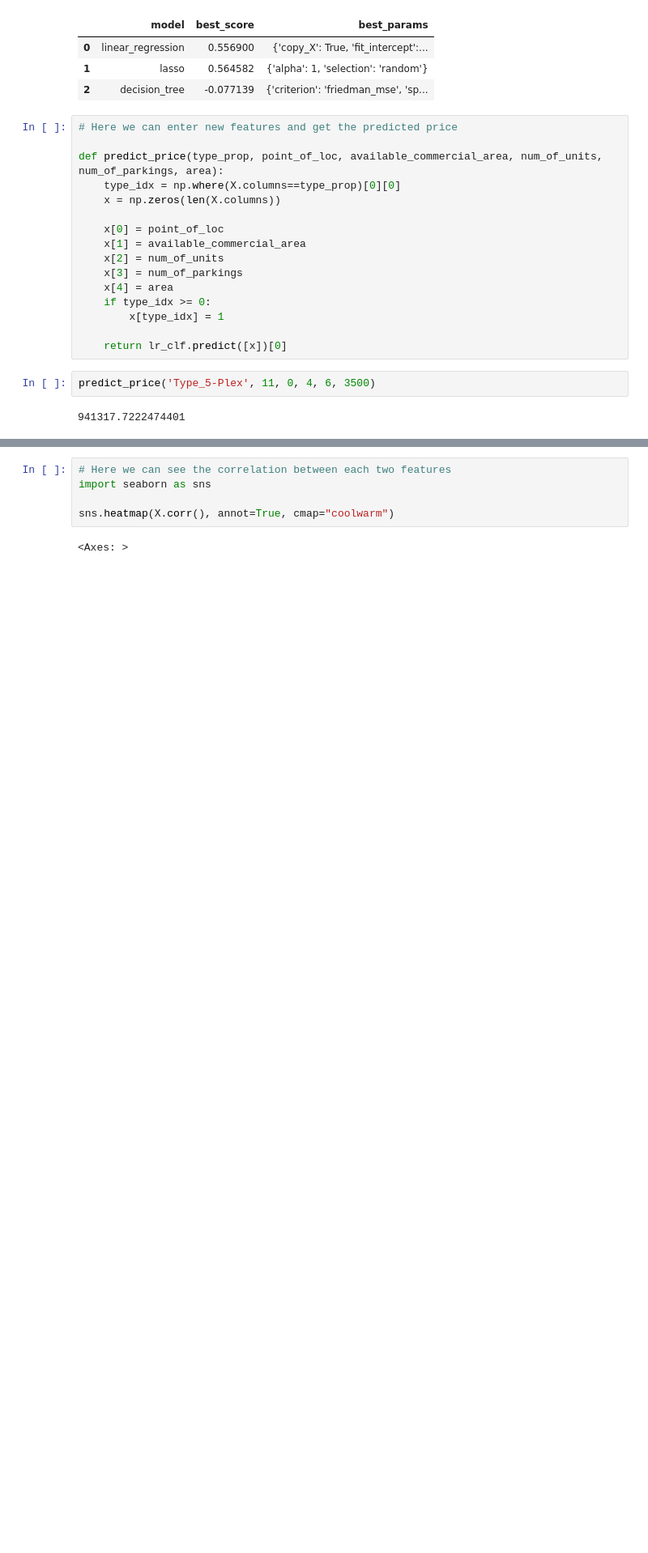
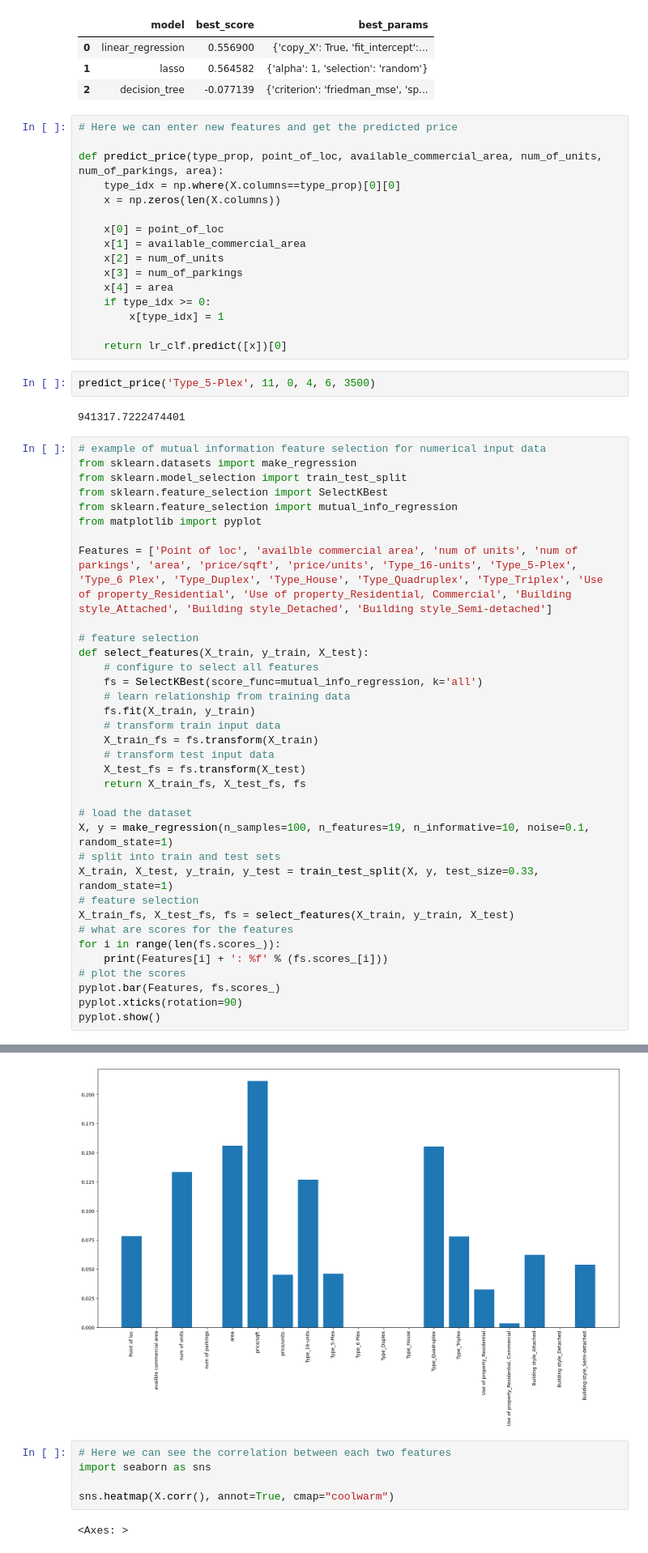
Before and after one commit to NickJussefi/Real-Estate, a Jupyter notebook: Real Estate.ipynb, the cells around one changed output, grey strips where cells are left out. Shown at 81% size. Saved outputs shown, nothing was run; the diff lists cells and outputs as text; blank space fills up the shorter version.

```diff
--- a/Real Estate.ipynb
+++ b/Real Estate.ipynb
@@ -375,3 +375,39 @@ def predict_price(type_prop, point_of_loc, available_commercial_area, num_of_uni
 predict_price('Type_5-Plex', 11, 0, 4, 6, 3500)
 # %% [output]
 941317.7222474401
+# %%
+# example of mutual information feature selection for numerical input data
+from sklearn.datasets import make_regression
+from sklearn.model_selection import train_test_split
+from sklearn.feature_selection import SelectKBest
+from sklearn.feature_selection import mutual_info_regression
+from matplotlib import pyplot
+
+Features = ['Point of loc', 'availble commercial area', 'num of units', 'num of parkings', 'area', 'price/sqft', 'price/units', 'Type_16-units', 'Type_5-Plex', 'Type_6 Plex', 'Type_Duplex', 'Type_House', 'Type_Quadruplex', 'Type_Triplex', 'Use of property_Residential', 'Use of property_Residential, Commercial', 'Building style_Attached', 'Building style_Detached', 'Building style_Semi-detached']
+
+# feature selection
+def select_features(X_train, y_train, X_test):
+	# configure to select all features
+	fs = SelectKBest(score_func=mutual_info_regression, k='all')
+	# learn relationship from training data
+	fs.fit(X_train, y_train)
+	# transform train input data
+	X_train_fs = fs.transform(X_train)
+	# transform test input data
+	X_test_fs = fs.transform(X_test)
+	return X_train_fs, X_test_fs, fs
+
+# load the dataset
+X, y = make_regression(n_samples=100, n_features=19, n_informative=10, noise=0.1, random_state=1)
+# split into train and test sets
+X_train, X_test, y_train, y_test = train_test_split(X, y, test_size=0.33, random_state=1)
+# feature selection
+X_train_fs, X_test_fs, fs = select_features(X_train, y_train, X_test)
+# what are scores for the features
+for i in range(len(fs.scores_)):
+	print(Features[i] + ': %f' % (fs.scores_[i]))
+# plot the scores
+pyplot.bar(Features, fs.scores_)
+pyplot.xticks(rotation=90)
+pyplot.show()
+# %% [output]
@@ -378,3 +433,4 @@ predict_price('Type_5-Plex', 11, 0, 4, 6, 3500)
+[figure, added]
 # %%
 # Here we can see the correlation between each two features
 import seaborn as sns
```
Also changed, not shown: parts of 1 cell of this notebook.
